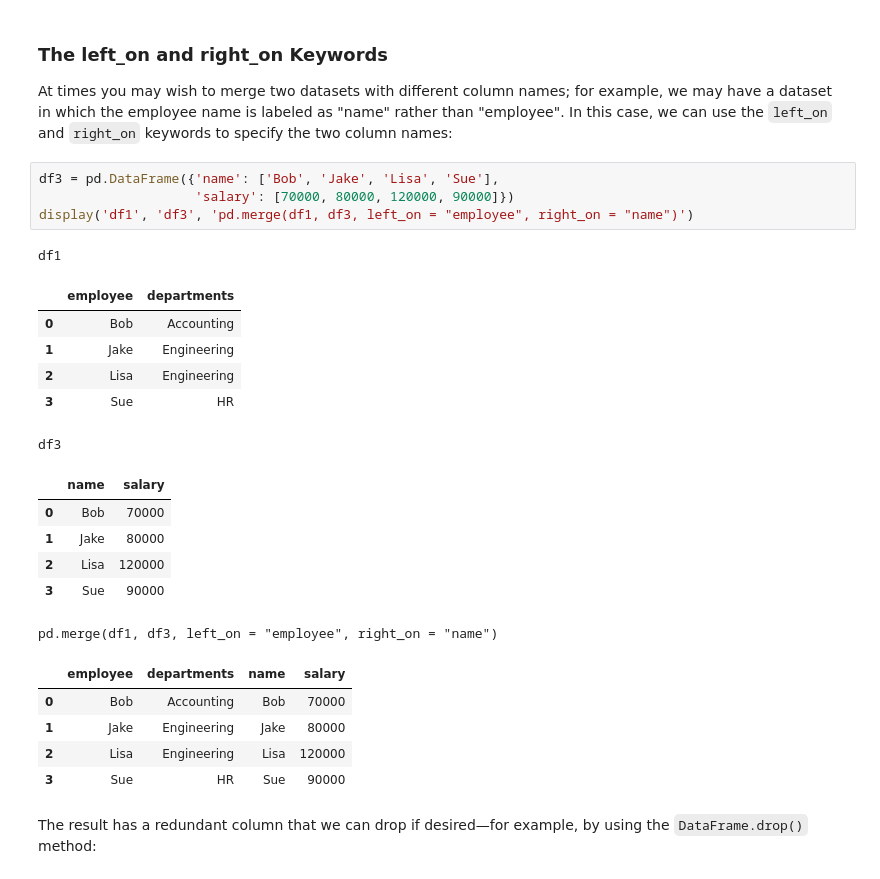
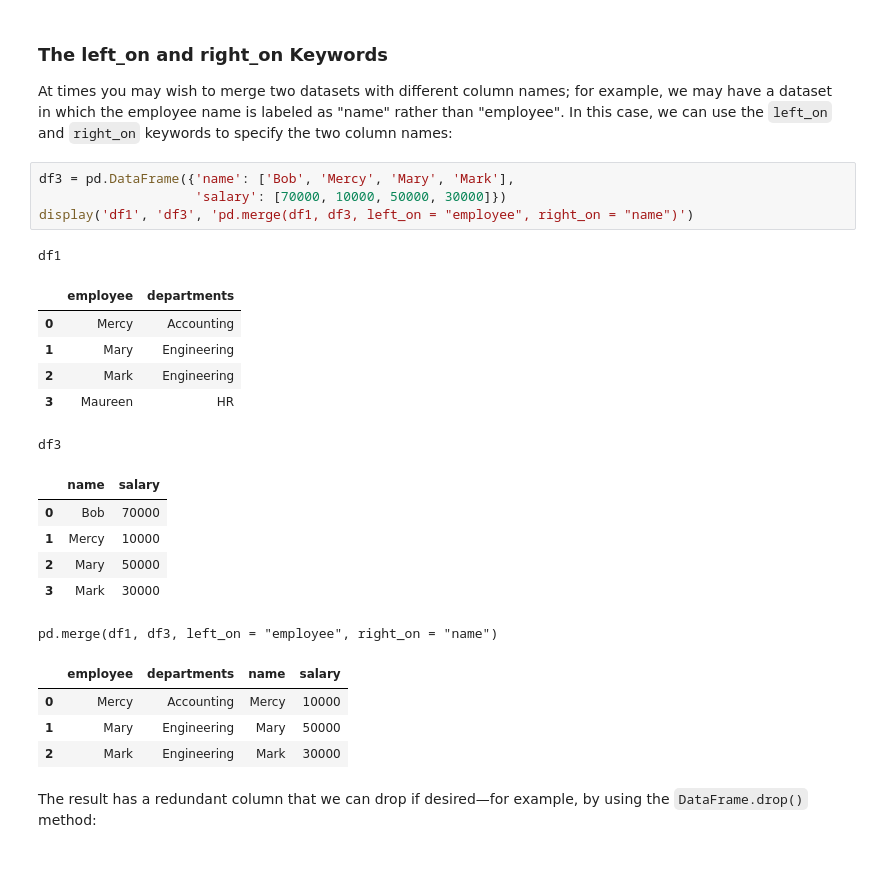
Before and after one commit to bonareri/data-science-class, a Jupyter notebook: 05-Python_for_Data_Science/06_02_Merge_and_Join.ipynb, the cells around one changed output. Saved outputs shown, nothing was run; the diff lists cells and outputs as text.

```diff
--- a/05-Python_for_Data_Science/06_02_Merge_and_Join.ipynb
+++ b/05-Python_for_Data_Science/06_02_Merge_and_Join.ipynb
@@ -203,28 +209,27 @@ This option works only if both the left and right ``DataFrame``s have the specif
 At times you may wish to merge two datasets with different column names; for example, we may have a dataset in which the employee name is labeled as "name" rather than "employee".
 In this case, we can use the `left_on` and `right_on` keywords to specify the two column names:
 # %%
-df3 = pd.DataFrame({'name': ['Bob', 'Jake', 'Lisa', 'Sue'],
-                    'salary': [70000, 80000, 120000, 90000]})
+df3 = pd.DataFrame({'name': ['Bob', 'Mercy', 'Mary', 'Mark'],
+                    'salary': [70000, 10000, 50000, 30000]})
 display('df1', 'df3', 'pd.merge(df1, df3, left_on = "employee", right_on = "name")')
 # %% [output]
 df1
 |  | employee | departments |
-| 0 | Bob | Accounting |
-| 1 | Jake | Engineering |
-| 2 | Lisa | Engineering |
-| 3 | Sue | HR |
+| 0 | Mercy | Accounting |
+| 1 | Mary | Engineering |
+| 2 | Mark | Engineering |
+| 3 | Maureen | HR |
 df3
 |  | name | salary |
 | 0 | Bob | 70000 |
-| 1 | Jake | 80000 |
-| 2 | Lisa | 120000 |
-| 3 | Sue | 90000 |
+| 1 | Mercy | 10000 |
+| 2 | Mary | 50000 |
+| 3 | Mark | 30000 |
 pd.merge(df1, df3, left_on = "employee", right_on = "name")
 |  | employee | departments | name | salary |
-| 0 | Bob | Accounting | Bob | 70000 |
-| 1 | Jake | Engineering | Jake | 80000 |
-| 2 | Lisa | Engineering | Lisa | 120000 |
-| 3 | Sue | HR | Sue | 90000 |
+| 0 | Mercy | Accounting | Mercy | 10000 |
+| 1 | Mary | Engineering | Mary | 50000 |
+| 2 | Mark | Engineering | Mark | 30000 |
 # %% [markdown]
 The result has a redundant column that we can drop if desired—for example, by using the `DataFrame.drop()` method:
 # %%
```
Also changed, not shown: parts of 31 cells of this notebook, 7 other files.
